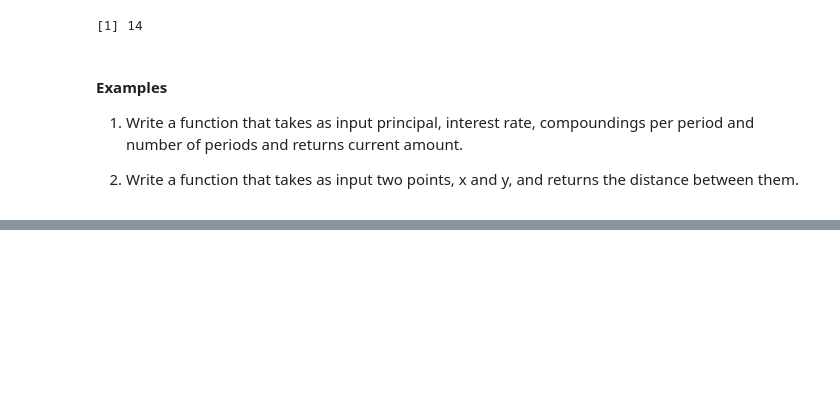
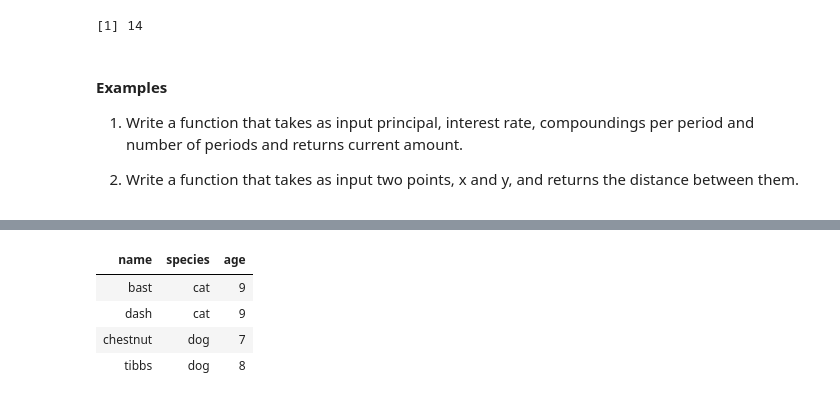
Before and after one commit to ofetad/HTS-notebooks, a Jupyter notebook: janice/3_IntroductionToR.ipynb, the cells around one changed output, grey strips where cells are left out. Drawn from its saved outputs; the diff is of its cells as text; code cells hidden in the pictures; blank space fills up the shorter version.

```diff
--- a/janice/3_IntroductionToR.ipynb
+++ b/janice/3_IntroductionToR.ipynb
@@ -575,0 +595,12 @@ MyFunc(4, 5)
+# %%
+a <- c("a", "character", "vector")
+b <- matrix(1:12, nrow = 4)
+c <- 2:5
+
+print(a)
+print(b)
+print(c)
+
+my_list <- list(first = a, second = b, third = c)
+
+print(my_list)
@@ -575,0 +652,13 @@ MyFunc(4, 5)
+# %%
+names <- c("bast", "dash", "chestnut", "tibbs")
+species <- c("cat", "cat", "dog", "dog")
+ages <- c(9, 9, 7, 8)
+
+df <- data.frame(name = names, species = species, age = ages)
+df
+# %% [output]
+| name | species | age |
+| bast | cat | 9 |
+| dash | cat | 9 |
+| chestnut | dog | 7 |
+| tibbs | dog | 8 |
```
Also changed, not shown: parts of 15 cells of this notebook, 1 other file.
